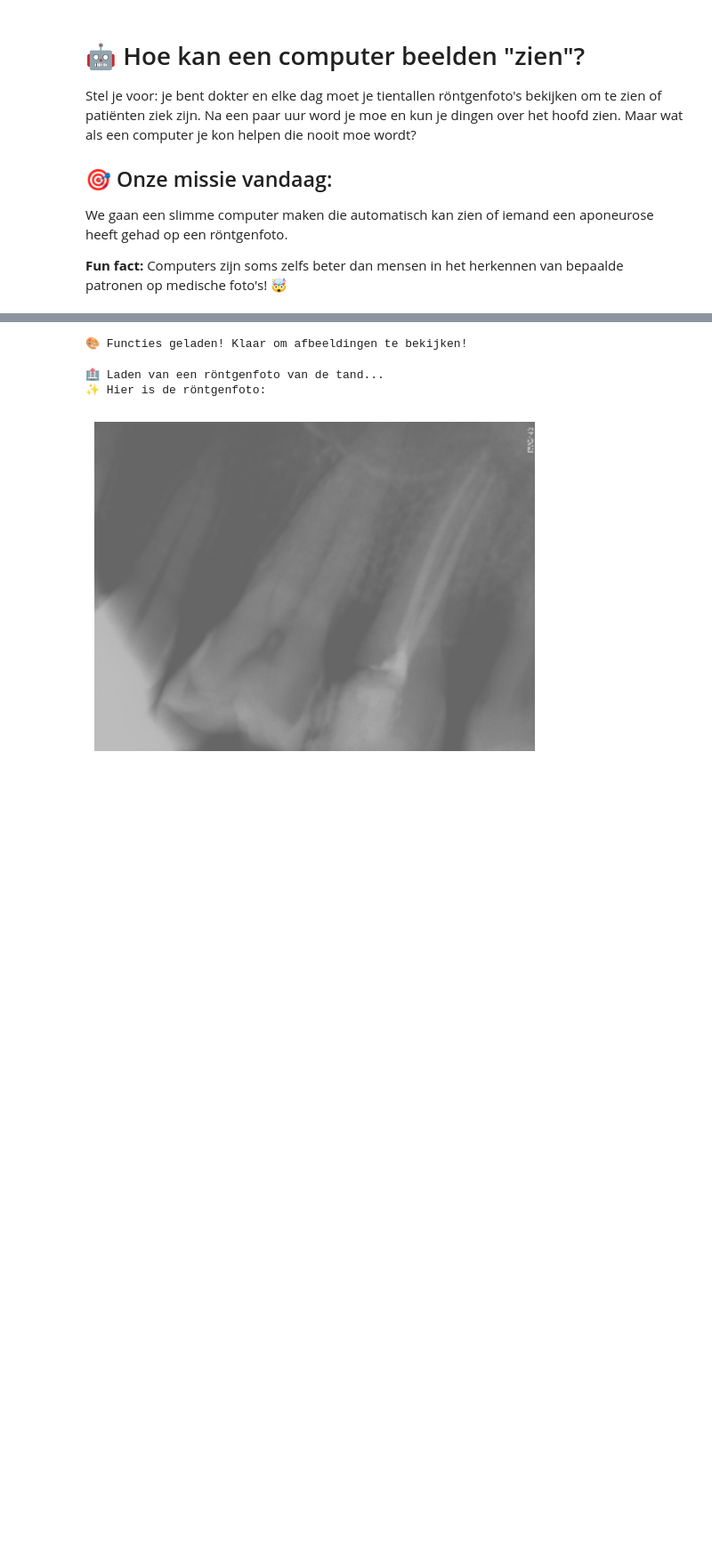
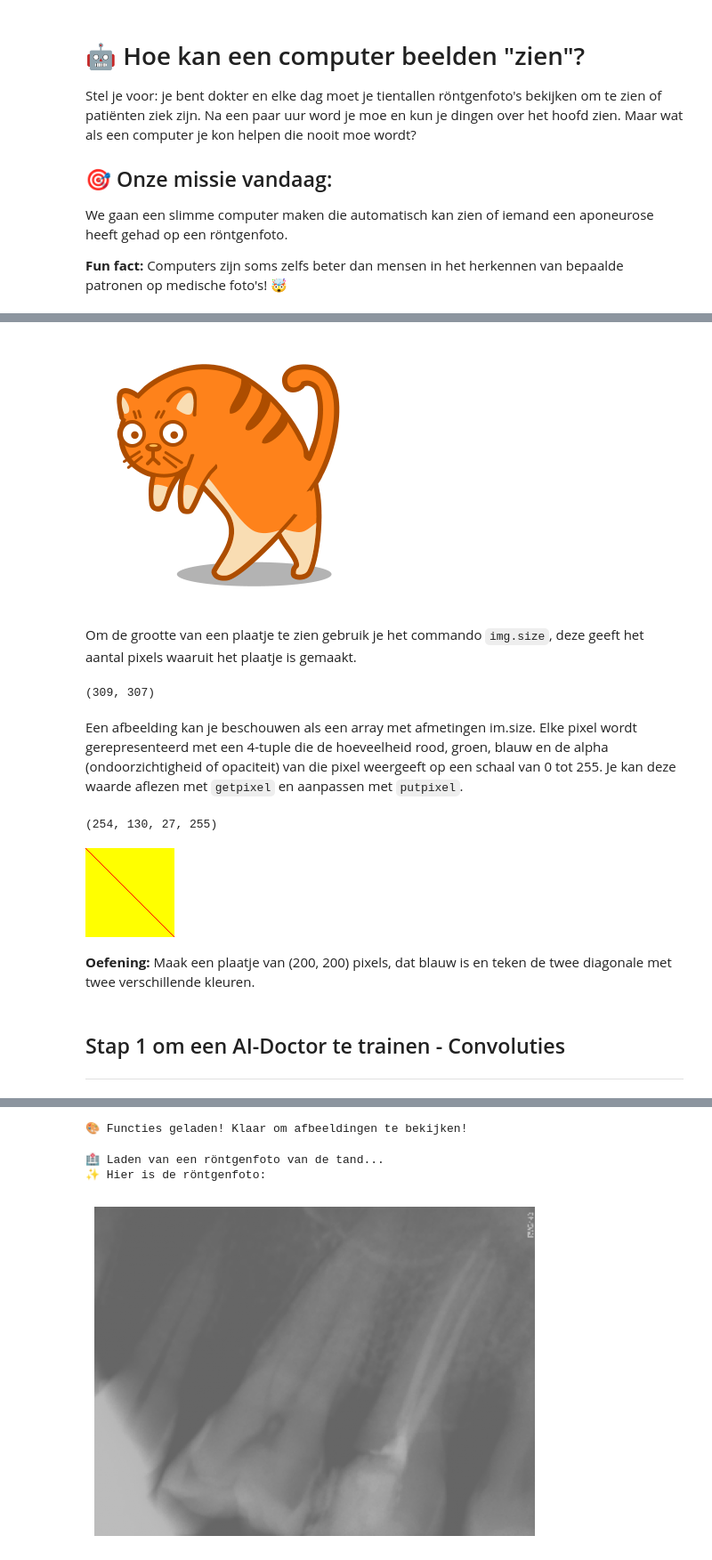
Before and after one commit to NicosStarreveld/WorkshopCNNs, a Jupyter notebook: workshop_ai_informatica.ipynb, the cells around one changed output, grey strips where cells are left out. Shown at 89% size. Cells and saved outputs as stored; diff of their text form; code cells hidden in the pictures; blank space fills up the shorter version.

Commit message:
Gemaakt met Colab

```diff
--- a/workshop_ai_informatica.ipynb
+++ b/workshop_ai_informatica.ipynb
@@ -77,0 +66,37 @@ Laten we dit eens bekijken met een echte röntgenfoto:
+# %%
+from PIL import Image, ImageFilter
+
+img_kat = Image.open("cat.png")
+img_kat
+# %% [output]
+[figure, added]
+# %% [markdown]
+Om de grootte van een plaatje te zien gebruik je het commando `img.size`, deze geeft het aantal pixels waaruit het plaatje is gemaakt.
+# %%
+#Vraag: Uit hoeveel pixels bestaat het plaatje cat.png?
+img_kat.size
+# %% [output]
+(309, 307)
+# %% [markdown]
+Een afbeelding kan je beschouwen als een array met afmetingen im.size. Elke pixel wordt gerepresenteerd met een 4-tuple die de hoeveelheid rood, groen, blauw en de alpha (ondoorzichtigheid of opaciteit) van die pixel weergeeft op een schaal van 0 tot 255. Je kan deze waarde aflezen met `getpixel` en aanpassen met `putpixel`.
+# %%
+# Vraag: Welke kleur heeft pixel (150, 150)?
+
+print(img_kat.getpixel((150, 159)))
+# %% [output]
+(254, 130, 27, 255)
+# %%
+# Wat doet het onderstaande programma?
+
+img2 = Image.new('RGBA', (100, 100), color = 'yellow' )
+for i in range(100):
+    img2.putpixel((i, i), (255, 0, 0, 255))
+img2
+# %% [output]
+[figure, added]
+# %% [markdown]
+**Oefening:** Maak een plaatje van (200, 200) pixels, dat blauw is en teken de twee diagonale met twee verschillende kleuren.
+# %% [markdown]
+## Stap 1 om een AI-Doctor te trainen - Convoluties
+
+---
```
Also changed, not shown: parts of 8 cells of this notebook.
